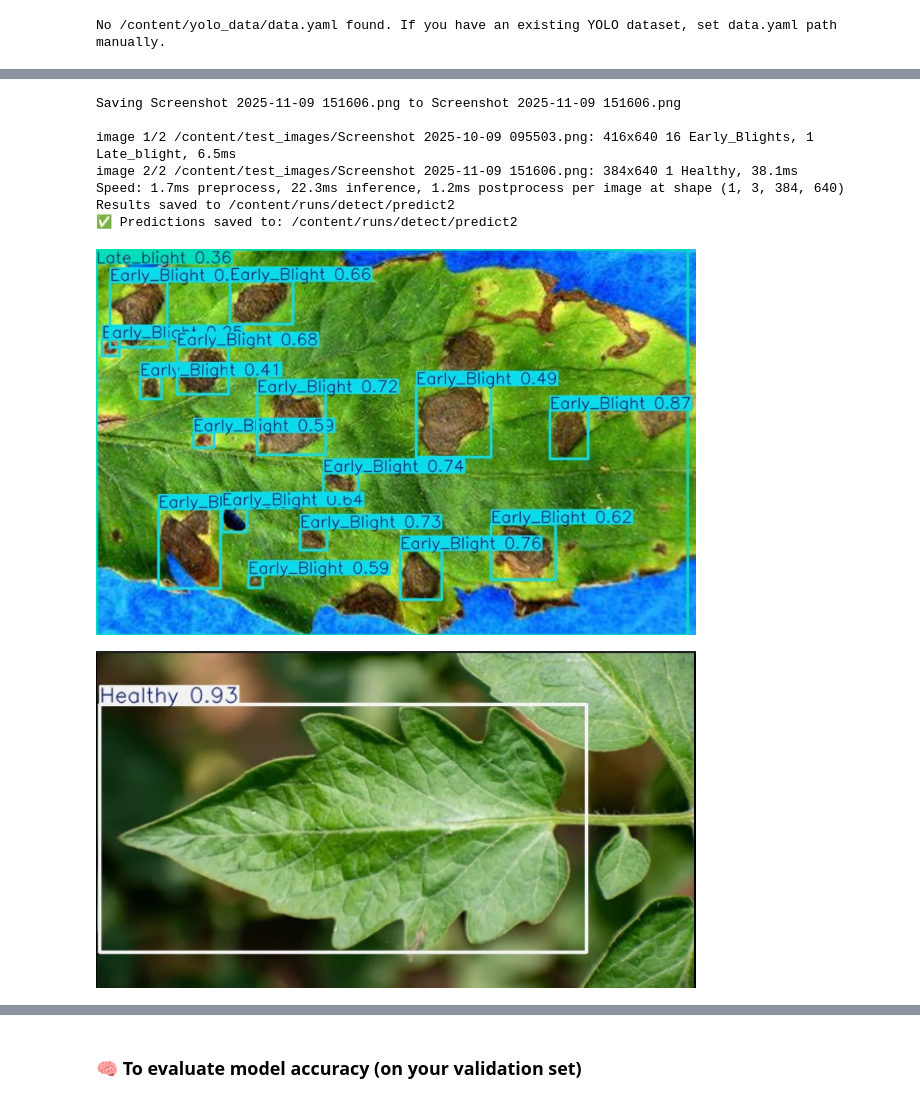
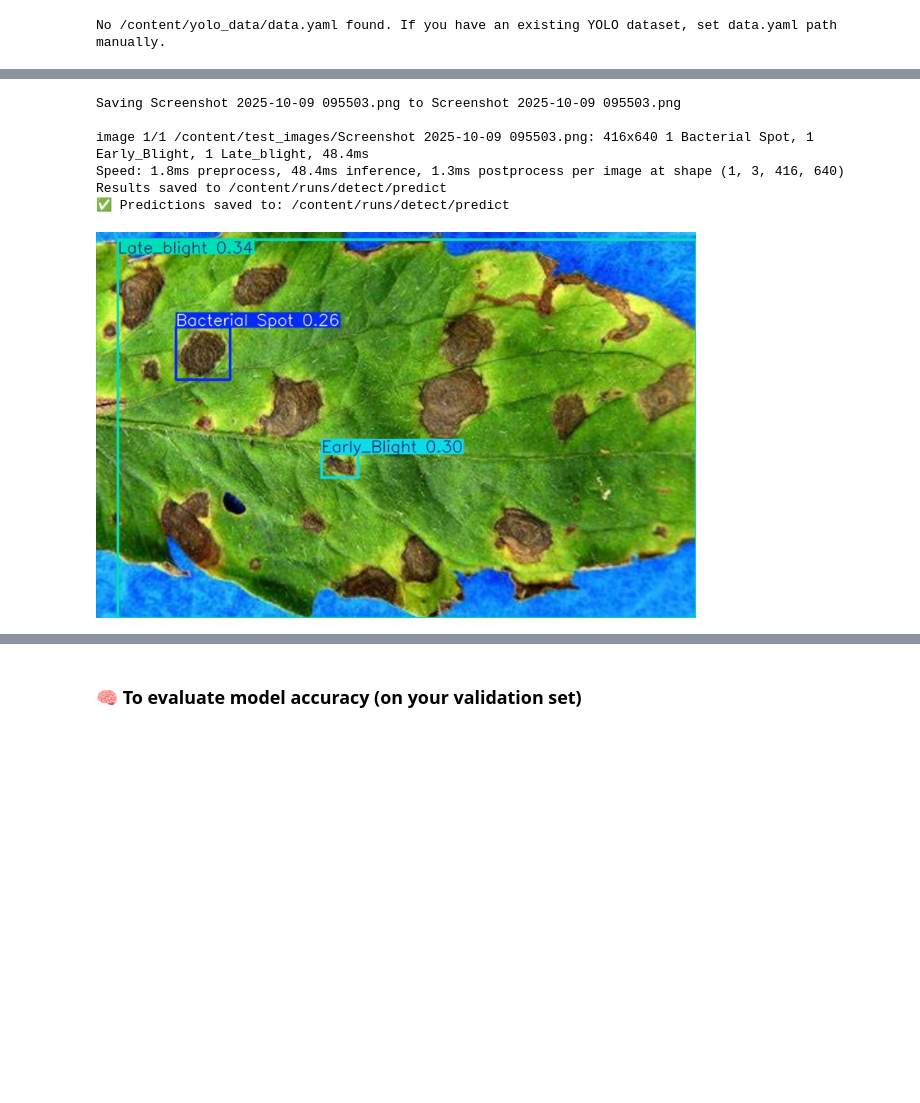
Before and after one commit to pranavchaudhari0101/-tomatoyolov8model, a Jupyter notebook: tomato_yolov8_colab.ipynb, the cells around one changed output, grey strips where cells are left out. Cells and saved outputs as stored; diff of their text form; code cells hidden in the pictures; blank space fills up the shorter version.

```diff
--- a/tomato_yolov8_colab.ipynb
+++ b/tomato_yolov8_colab.ipynb
@@ -331,40 +342,38 @@ import matplotlib.pyplot as plt
 uploaded = files.upload()  # select .jpg or .png images
 test_dir = "/content/test_images"
 os.makedirs(test_dir, exist_ok=True)
 for fn in uploaded.keys():
     os.rename(fn, os.path.join(test_dir, fn))
 
 # 2️⃣ Load your trained YOLOv8 model
-model_path = "/content/runs/detect/tomato_yolov8n_experiment/weights/best.pt"
+model_path = "/content/runs/detect/tomato_improved_model/weights/best.pt"
 model = YOLO(model_path)
 
 # 3️⃣ Run prediction
 results = model.predict(source=test_dir, conf=0.25, save=True)
 
 # 4️⃣ Display predictions inline
 pred_dir = results[0].save_dir
 print(f"✅ Predictions saved to: {pred_dir}")
 
 for img_path in glob.glob(os.path.join(pred_dir, "*.jpg")):
     display(Image(filename=img_path, width=600))
 
 # 5️⃣ Optional: show confidence scores for each detection
 for r in results:
     print(f"📸 {os.path.basename(r.path)}")
     for box in r.boxes:
         cls = int(box.cls[0])
         conf = float(box.conf[0])
         name = model.names[cls]
         print(f" - {name}: {conf:.2f}")
 # %% [output]
 [interactive output not drawn]
-Saving Screenshot 2025-11-09 151606.png to Screenshot 2025-11-09 151606.png
+Saving Screenshot 2025-10-09 095503.png to Screenshot 2025-10-09 095503.png
 
-image 1/2 /content/test_images/Screenshot 2025-10-09 095503.png: 416x640 16 Early_Blights, 1 Late_blight, 6.5ms
-image 2/2 /content/test_images/Screenshot 2025-11-09 151606.png: 384x640 1 Healthy, 38.1ms
-Speed: 1.7ms preprocess, 22.3ms inference, 1.2ms postprocess per image at shape (1, 3, 384, 640)
-Results saved to /content/runs/detect/predict2
-✅ Predictions saved to: /content/runs/detect/predict2
+image 1/1 /content/test_images/Screenshot 2025-10-09 095503.png: 416x640 1 Bacterial Spot, 1 Early_Blight, 1 Late_blight, 48.4ms
+Speed: 1.8ms preprocess, 48.4ms inference, 1.3ms postprocess per image at shape (1, 3, 416, 640)
+Results saved to /content/runs/detect/predict
+✅ Predictions saved to: /content/runs/detect/predict
-[figure, old version]
+[figure, new version]
-[figure, removed]
 📸 Screenshot 2025-10-09 095503.png
```
Also changed, not shown: parts of 10 cells of this notebook.
